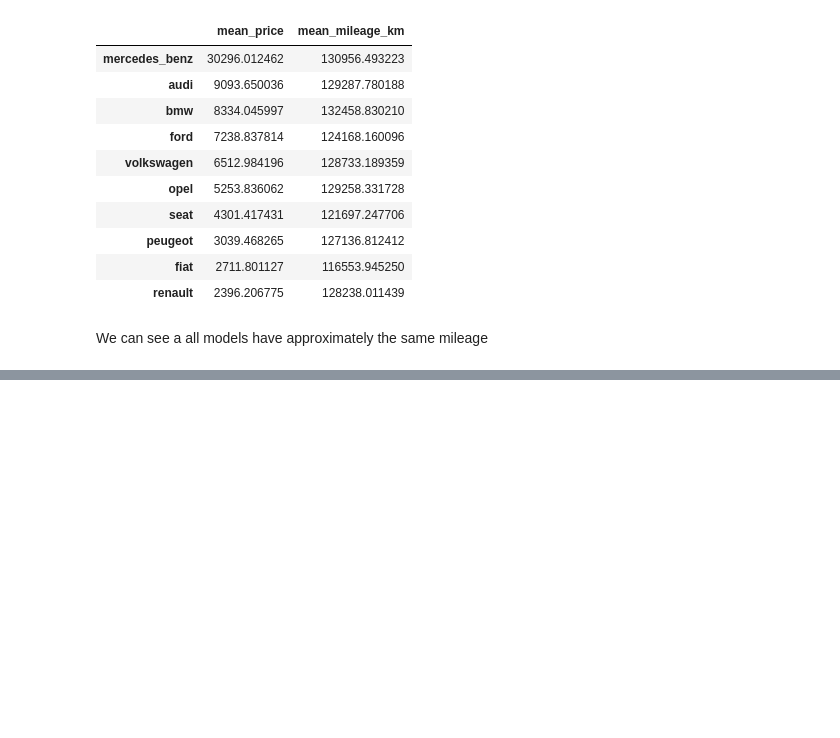
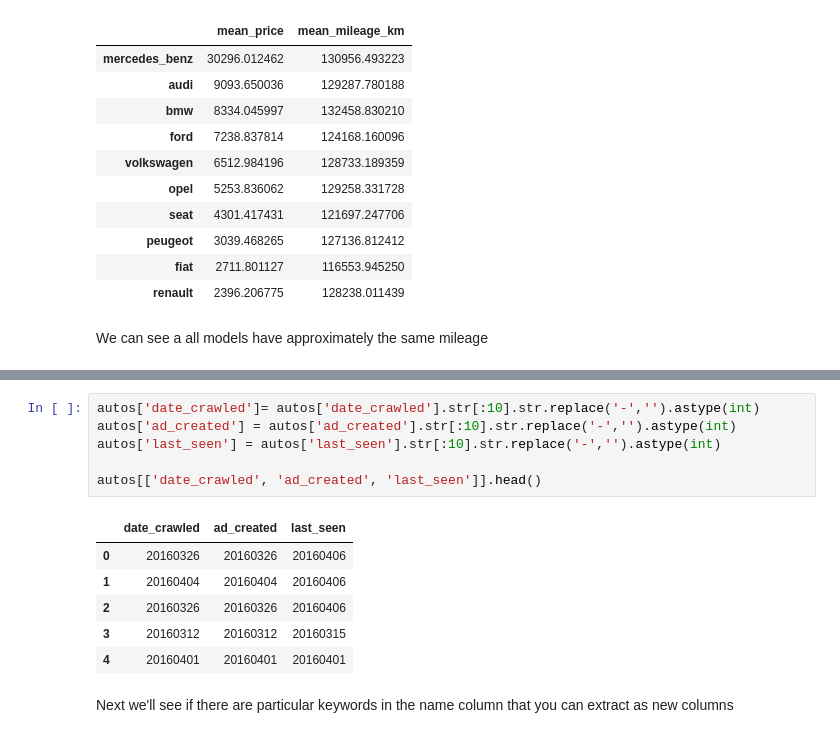
Before and after one commit to aguirredaniel/dataquest-projects, a Jupyter notebook: Guided_Project_Exploring_eBay_Car_Sales_Data/Exploring eBay Car Sales Data.ipynb, the cells around one changed output, grey strips where cells are left out. Cells and saved outputs as stored; diff of their text form; blank space fills up the shorter version.

```diff
--- a/Guided_Project_Exploring_eBay_Car_Sales_Data/Exploring eBay Car Sales Data.ipynb
+++ b/Guided_Project_Exploring_eBay_Car_Sales_Data/Exploring eBay Car Sales Data.ipynb
@@ -664,0 +681,15 @@ We can see a all models have approximately the same mileage
+# %%
+autos['date_crawled']= autos['date_crawled'].str[:10].str.replace('-','').astype(int)
+autos['ad_created'] = autos['ad_created'].str[:10].str.replace('-','').astype(int)
+autos['last_seen'] = autos['last_seen'].str[:10].str.replace('-','').astype(int)
+
+autos[['date_crawled', 'ad_created', 'last_seen']].head()
+# %% [output]
+|  | date_crawled | ad_created | last_seen |
+| 0 | 20160326 | 20160326 | 20160406 |
+| 1 | 20160404 | 20160404 | 20160406 |
+| 2 | 20160326 | 20160326 | 20160406 |
+| 3 | 20160312 | 20160312 | 20160315 |
+| 4 | 20160401 | 20160401 | 20160401 |
+# %% [markdown]
+Next we'll see if there are particular keywords in the name column that you can extract as new columns
```
Also changed, not shown: parts of 22 cells of this notebook.
